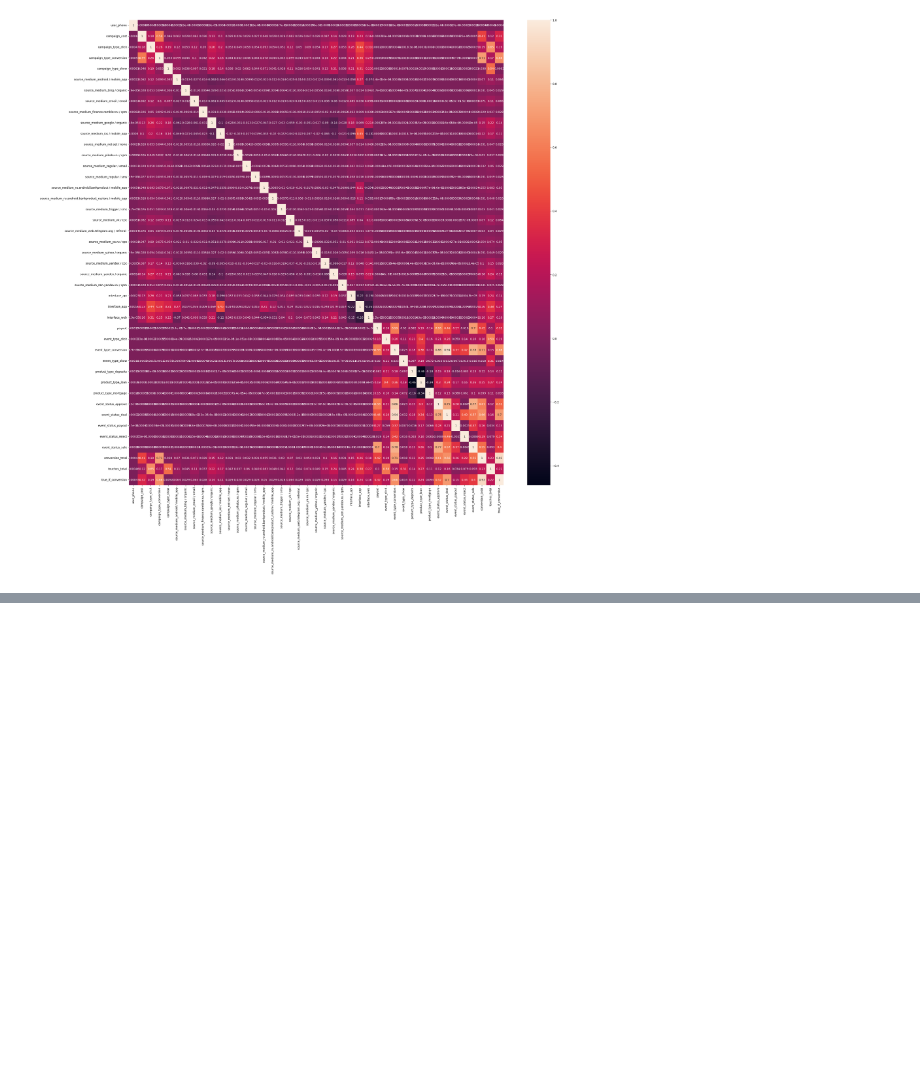
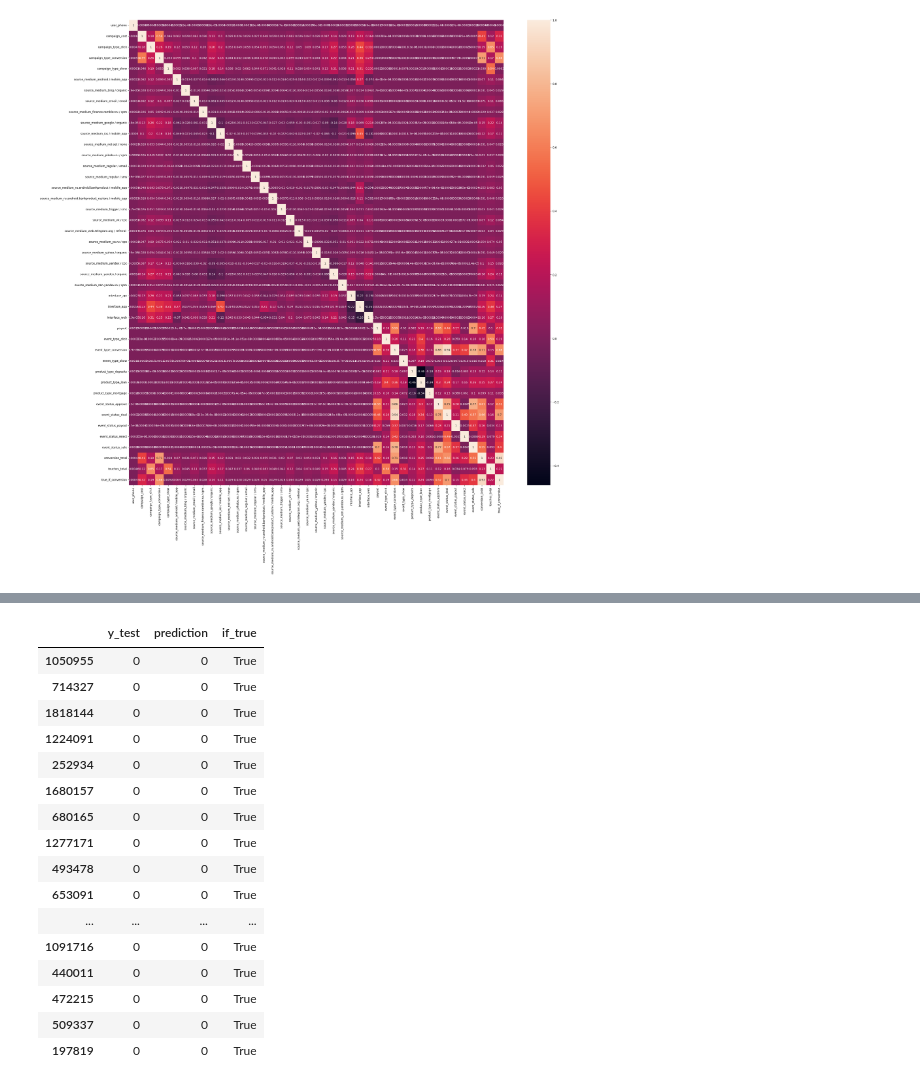
Before and after one commit to maratgaliulin/magnum_scopum_sravni_ru_dataton_2024, a Jupyter notebook: all_data_groupped_analysis.ipynb, the cells around one changed output, grey strips where cells are left out. Drawn from its saved outputs; the diff is of its cells as text; code cells hidden in the pictures; blank space fills up the shorter version.

```diff
--- a/all_data_groupped_analysis.ipynb
+++ b/all_data_groupped_analysis.ipynb
@@ -77,0 +131,2 @@ sns.heatmap(corr_matrix,
+# %%
+pred1 = model1.predict(X_test)
@@ -77,0 +137,7 @@ sns.heatmap(corr_matrix,
+# %%
+compare_pred = pd.DataFrame(
+    {
+        'y_test': y_test,
+        'prediction': pred1.astype('int')
+    }
+)
@@ -77,0 +151,28 @@ sns.heatmap(corr_matrix,
+# %%
+def iftrue(df:pd.DataFrame):
+    if df['y_test'] == df['prediction']:
+        return True
+    else:
+        return False
+# %%
+compare_pred['if_true'] = compare_pred.apply(iftrue, axis=1)
+# %%
+compare_pred.sample(20)
+# %% [output]
+|  | y_test | prediction | if_true |
+| 1050955 | 0 | 0 | True |
+| 714327 | 0 | 0 | True |
+| 1818144 | 0 | 0 | True |
+| 1224091 | 0 | 0 | True |
+| 252934 | 0 | 0 | True |
+| 1680157 | 0 | 0 | True |
+| 680165 | 0 | 0 | True |
+| 1277171 | 0 | 0 | True |
+| 493478 | 0 | 0 | True |
+| 653091 | 0 | 0 | True |
+| ... | ... | ... | ... |
+| 1091716 | 0 | 0 | True |
+| 440011 | 0 | 0 | True |
+| 472215 | 0 | 0 | True |
+| 509337 | 0 | 0 | True |
+| 197819 | 0 | 0 | True |
```
Also changed, not shown: parts of 15 cells of this notebook.
